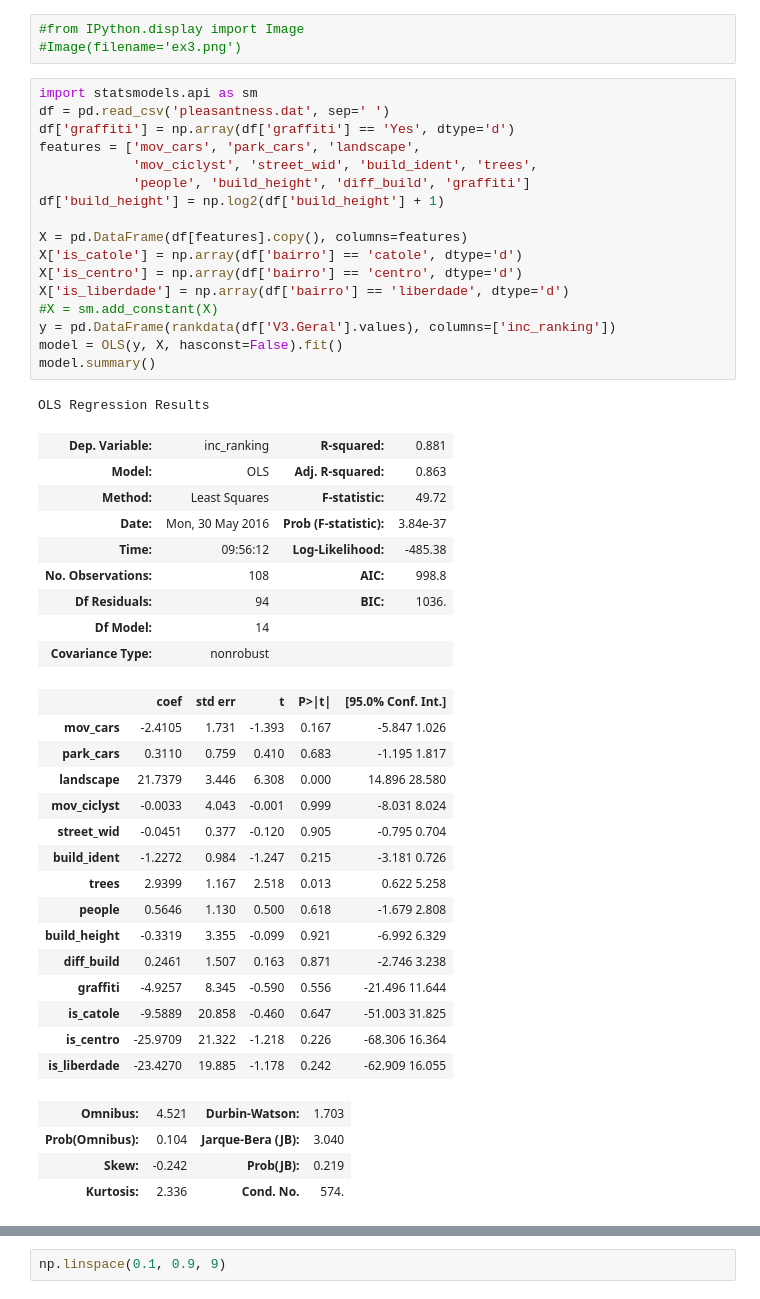
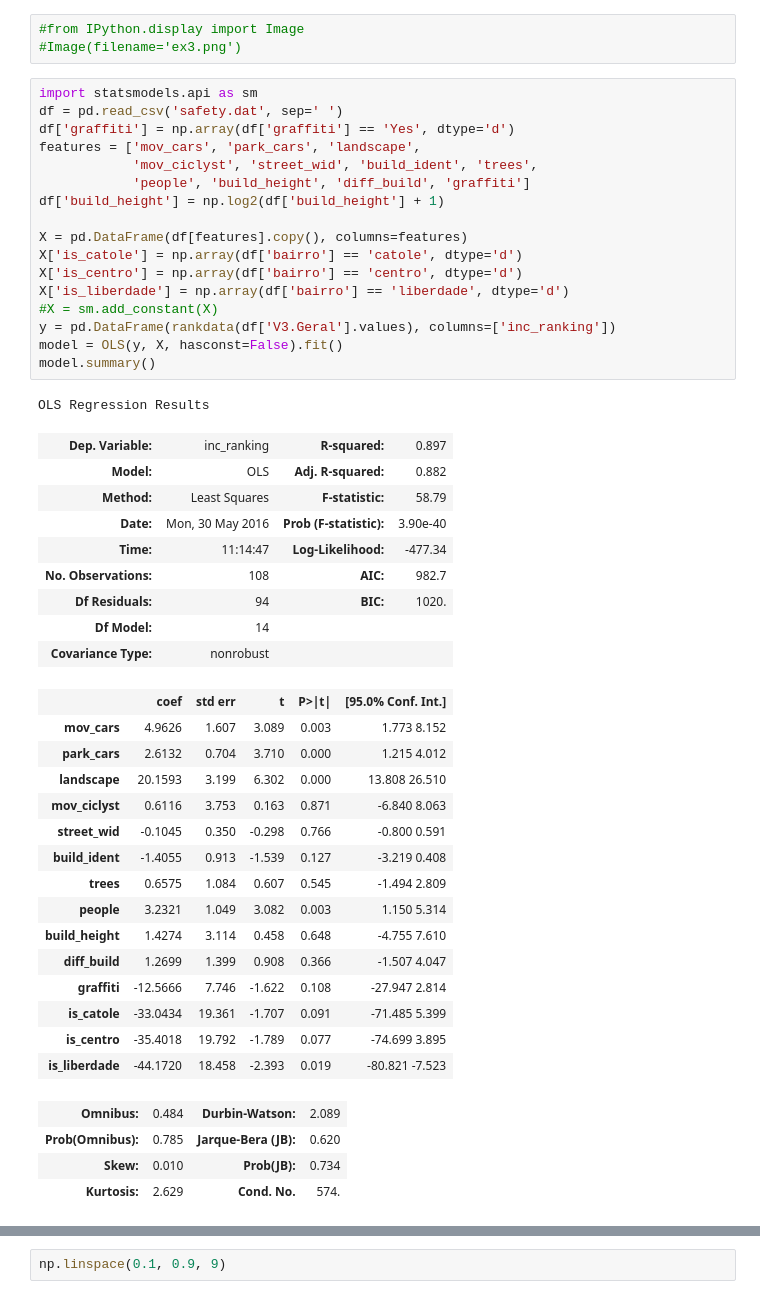
Before and after one commit to davidcmm/campinaPulse, a Jupyter notebook: scripts/analise/dadosNov15/usuarios/quantile/QuantileRegrBestRankingImages_FixSort_FinalCSCW.ipynb, the cells around one changed output, grey strips where cells are left out. Drawn from its saved outputs; the diff is of its cells as text.

```diff
--- a/scripts/analise/dadosNov15/usuarios/quantile/QuantileRegrBestRankingImages_FixSort_FinalCSCW.ipynb
+++ b/scripts/analise/dadosNov15/usuarios/quantile/QuantileRegrBestRankingImages_FixSort_FinalCSCW.ipynb
@@ -81,51 +81,51 @@ ps: I don't fully understand the middle plot, it is similar to the right one but
 #Image(filename='ex3.png')
 # %%
 import statsmodels.api as sm
-df = pd.read_csv('pleasantness.dat', sep=' ')
+df = pd.read_csv('safety.dat', sep=' ')
 df['graffiti'] = np.array(df['graffiti'] == 'Yes', dtype='d')
 features = ['mov_cars', 'park_cars', 'landscape',
             'mov_ciclyst', 'street_wid', 'build_ident', 'trees',
             'people', 'build_height', 'diff_build', 'graffiti']
 df['build_height'] = np.log2(df['build_height'] + 1)
 
 X = pd.DataFrame(df[features].copy(), columns=features)
 X['is_catole'] = np.array(df['bairro'] == 'catole', dtype='d')
 X['is_centro'] = np.array(df['bairro'] == 'centro', dtype='d')
 X['is_liberdade'] = np.array(df['bairro'] == 'liberdade', dtype='d')
 #X = sm.add_constant(X)
 y = pd.DataFrame(rankdata(df['V3.Geral'].values), columns=['inc_ranking'])
 model = OLS(y, X, hasconst=False).fit()
 model.summary()
 # %% [output]
 OLS Regression Results
-| Dep. Variable: | inc_ranking | R-squared: | 0.881 |
-| Model: | OLS | Adj. R-squared: | 0.863 |
-| Method: | Least Squares | F-statistic: | 49.72 |
-| Date: | Mon, 30 May 2016 | Prob (F-statistic): | 3.84e-37 |
-| Time: | 09:56:12 | Log-Likelihood: | -485.38 |
-| No. Observations: | 108 | AIC: | 998.8 |
-| Df Residuals: | 94 | BIC: | 1036. |
+| Dep. Variable: | inc_ranking | R-squared: | 0.897 |
+| Model: | OLS | Adj. R-squared: | 0.882 |
+| Method: | Least Squares | F-statistic: | 58.79 |
+| Date: | Mon, 30 May 2016 | Prob (F-statistic): | 3.90e-40 |
+| Time: | 11:14:47 | Log-Likelihood: | -477.34 |
+| No. Observations: | 108 | AIC: | 982.7 |
+| Df Residuals: | 94 | BIC: | 1020. |
 | Df Model: | 14 |  |  |
 | Covariance Type: | nonrobust |  |  |
 |  | coef | std err | t | P>|t| | [95.0% Conf. Int.] |
-| mov_cars | -2.4105 | 1.731 | -1.393 | 0.167 | -5.847 1.026 |
-| park_cars | 0.3110 | 0.759 | 0.410 | 0.683 | -1.195 1.817 |
-| landscape | 21.7379 | 3.446 | 6.308 | 0.000 | 14.896 28.580 |
-| mov_ciclyst | -0.0033 | 4.043 | -0.001 | 0.999 | -8.031 8.024 |
-| street_wid | -0.0451 | 0.377 | -0.120 | 0.905 | -0.795 0.704 |
-| build_ident | -1.2272 | 0.984 | -1.247 | 0.215 | -3.181 0.726 |
-| trees | 2.9399 | 1.167 | 2.518 | 0.013 | 0.622 5.258 |
-| people | 0.5646 | 1.130 | 0.500 | 0.618 | -1.679 2.808 |
-| build_height | -0.3319 | 3.355 | -0.099 | 0.921 | -6.992 6.329 |
-| diff_build | 0.2461 | 1.507 | 0.163 | 0.871 | -2.746 3.238 |
-| graffiti | -4.9257 | 8.345 | -0.590 | 0.556 | -21.496 11.644 |
-| is_catole | -9.5889 | 20.858 | -0.460 | 0.647 | -51.003 31.825 |
-| is_centro | -25.9709 | 21.322 | -1.218 | 0.226 | -68.306 16.364 |
-| is_liberdade | -23.4270 | 19.885 | -1.178 | 0.242 | -62.909 16.055 |
+| mov_cars | 4.9626 | 1.607 | 3.089 | 0.003 | 1.773 8.152 |
+| park_cars | 2.6132 | 0.704 | 3.710 | 0.000 | 1.215 4.012 |
+| landscape | 20.1593 | 3.199 | 6.302 | 0.000 | 13.808 26.510 |
+| mov_ciclyst | 0.6116 | 3.753 | 0.163 | 0.871 | -6.840 8.063 |
+| street_wid | -0.1045 | 0.350 | -0.298 | 0.766 | -0.800 0.591 |
+| build_ident | -1.4055 | 0.913 | -1.539 | 0.127 | -3.219 0.408 |
+| trees | 0.6575 | 1.084 | 0.607 | 0.545 | -1.494 2.809 |
+| people | 3.2321 | 1.049 | 3.082 | 0.003 | 1.150 5.314 |
+| build_height | 1.4274 | 3.114 | 0.458 | 0.648 | -4.755 7.610 |
+| diff_build | 1.2699 | 1.399 | 0.908 | 0.366 | -1.507 4.047 |
+| graffiti | -12.5666 | 7.746 | -1.622 | 0.108 | -27.947 2.814 |
+| is_catole | -33.0434 | 19.361 | -1.707 | 0.091 | -71.485 5.399 |
+| is_centro | -35.4018 | 19.792 | -1.789 | 0.077 | -74.699 3.895 |
+| is_liberdade | -44.1720 | 18.458 | -2.393 | 0.019 | -80.821 -7.523 |
-| Omnibus: | 4.521 | Durbin-Watson: | 1.703 |
-| Prob(Omnibus): | 0.104 | Jarque-Bera (JB): | 3.040 |
-| Skew: | -0.242 | Prob(JB): | 0.219 |
-| Kurtosis: | 2.336 | Cond. No. | 574. |
+| Omnibus: | 0.484 | Durbin-Watson: | 2.089 |
+| Prob(Omnibus): | 0.785 | Jarque-Bera (JB): | 0.620 |
+| Skew: | 0.010 | Prob(JB): | 0.734 |
+| Kurtosis: | 2.629 | Cond. No. | 574. |
 # %%
 X = pd.DataFrame(df[features].copy(), columns=features)
 X['is_catole'] = np.array(df['bairro'] == 'catole', dtype='d')
```
Also changed, not shown: parts of 6 cells of this notebook.
